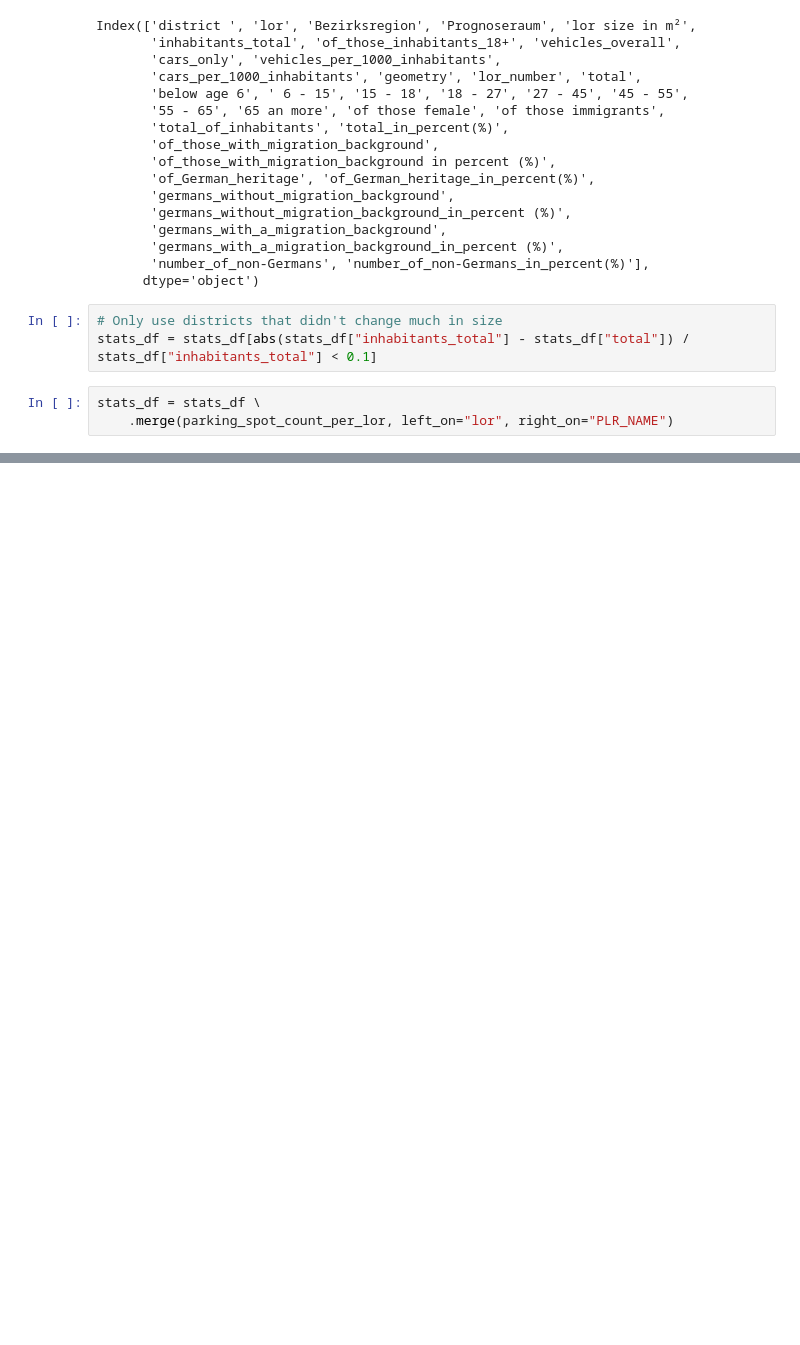
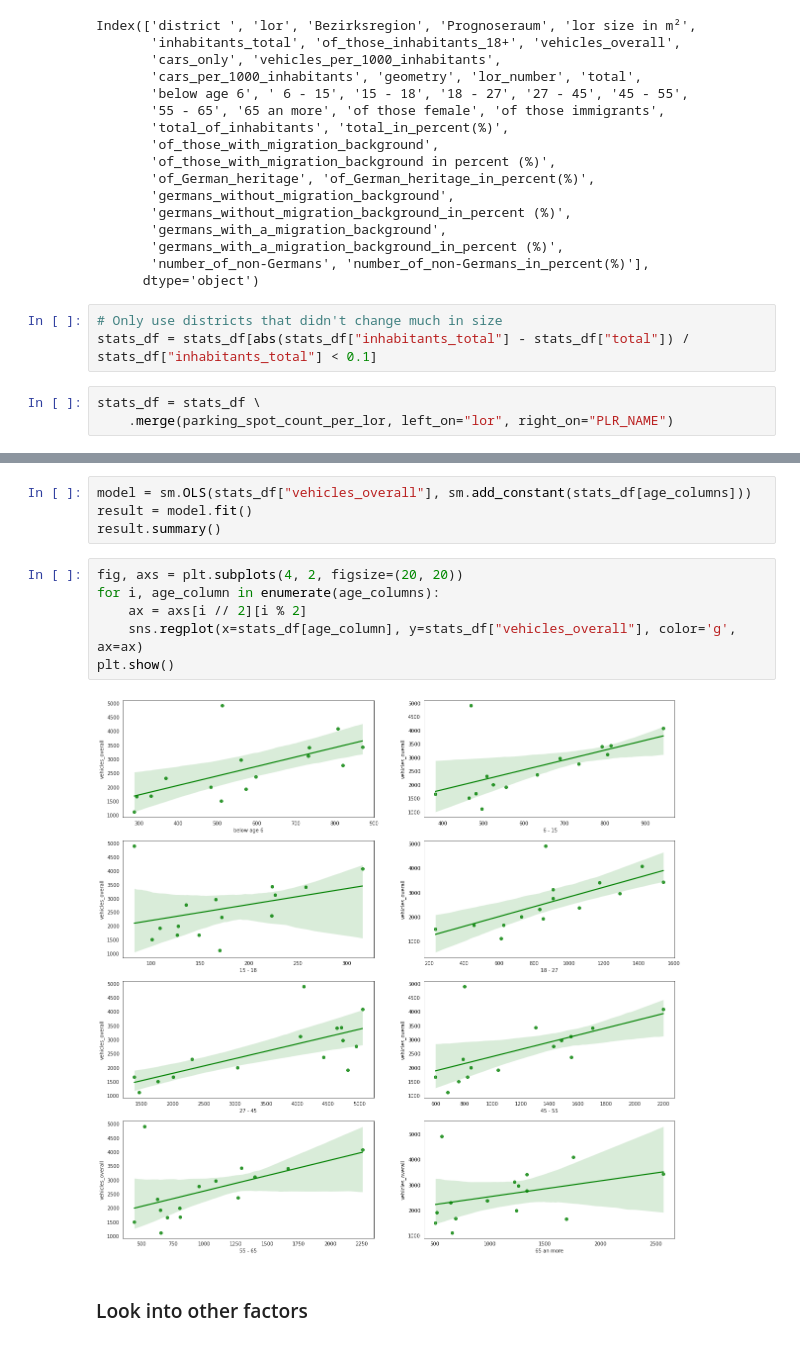
Before and after one commit to sn1c/dssg-datathon-2021, a Jupyter notebook: analysis.ipynb, the cells around one changed output, grey strips where cells are left out. Saved outputs shown, nothing was run; the diff lists cells and outputs as text; blank space fills up the shorter version.

```diff
--- a/analysis.ipynb
+++ b/analysis.ipynb
@@ -215,0 +222,14 @@ stats_df.explore(
+# %%
+model = sm.OLS(stats_df["vehicles_overall"], sm.add_constant(stats_df[age_columns]))
+result = model.fit()
+result.summary()
+# %%
+fig, axs = plt.subplots(4, 2, figsize=(20, 20))
+for i, age_column in enumerate(age_columns):
+    ax = axs[i // 2][i % 2]
+    sns.regplot(x=stats_df[age_column], y=stats_df["vehicles_overall"], color='g', ax=ax)
+plt.show()
+# %% [output]
+[figure, added]
+# %% [markdown]
+### Look into other factors
```
Also changed, not shown: parts of 29 cells of this notebook, 1 other file.
